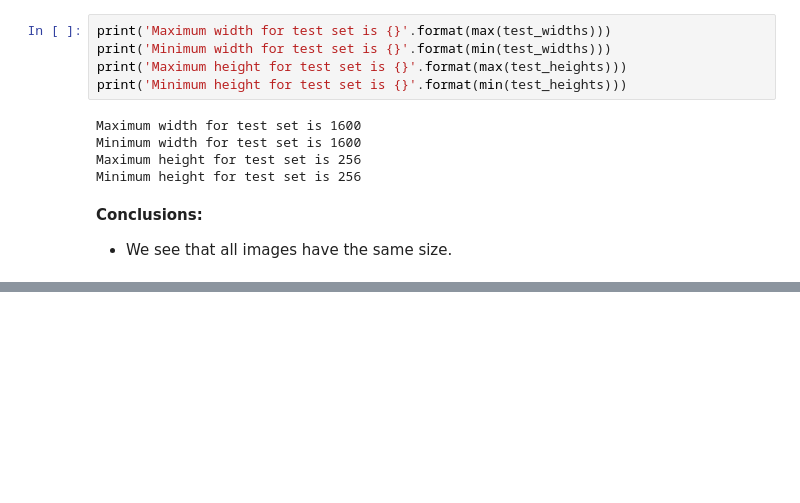
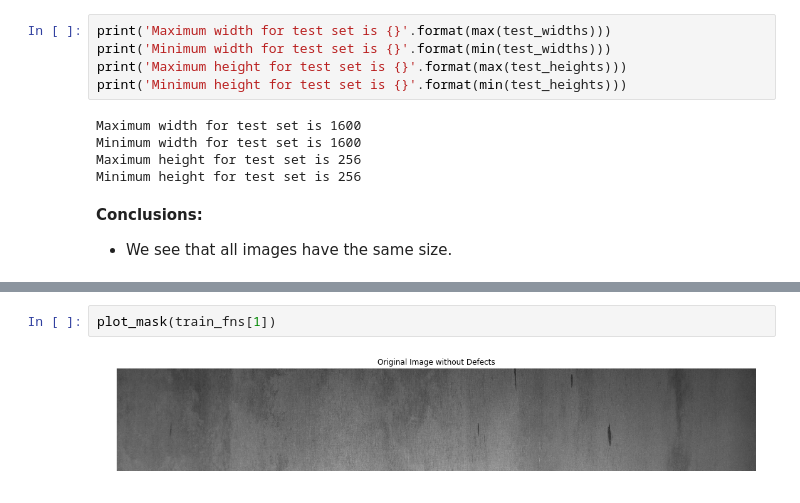
Before and after one commit to Lexie88rus/steel_defect_detection, a Jupyter notebook: steel_defect_detection_EDA.ipynb, the cells around one changed output, grey strips where cells are left out. Drawn from its saved outputs; the diff is of its cells as text; blank space fills up the shorter version.

```diff
--- a/steel_defect_detection_EDA.ipynb
+++ b/steel_defect_detection_EDA.ipynb
@@ -265,0 +327,4 @@ __Conclusions:__
+# %%
+plot_mask(train_fns[1])
+# %% [output]
+[figure, added]
```
Also changed, not shown: parts of 8 cells of this notebook.
